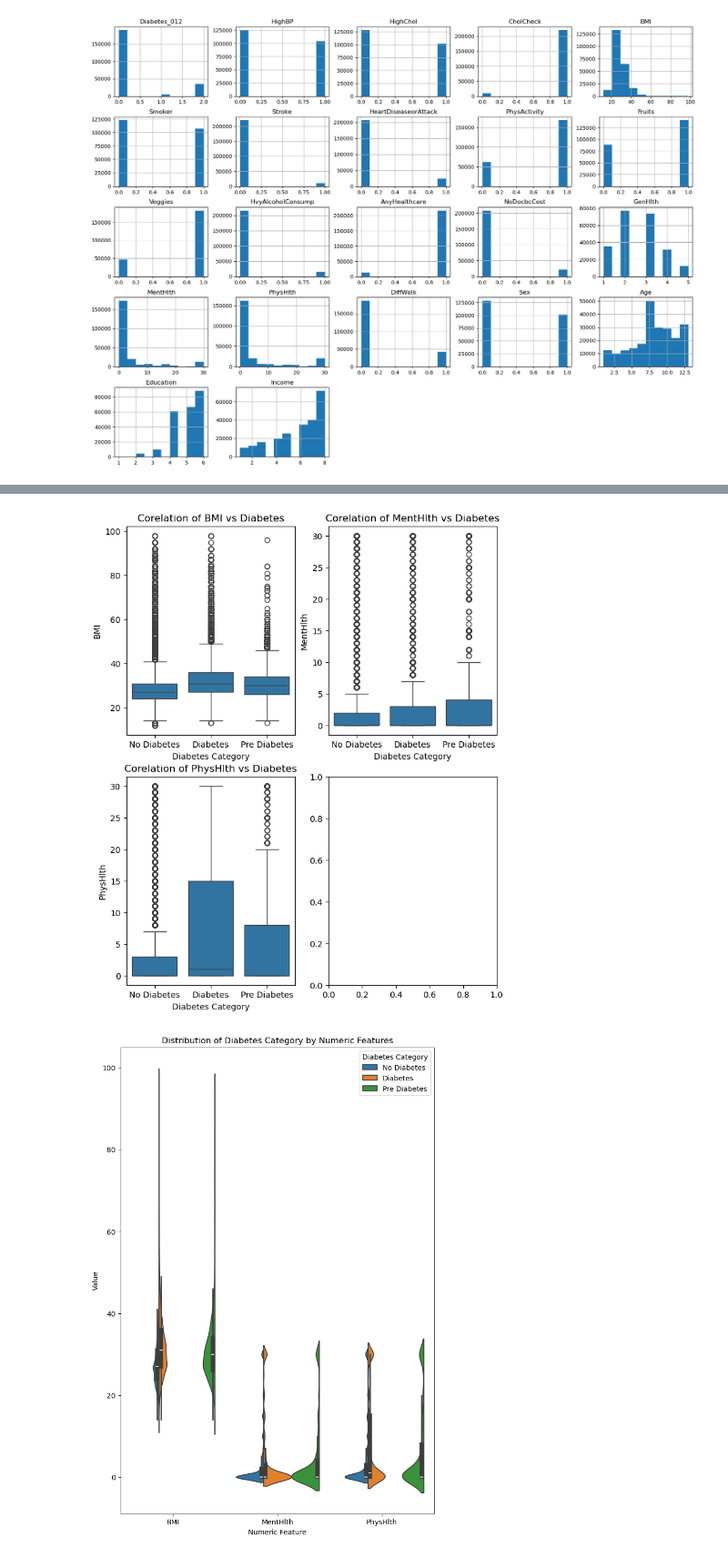
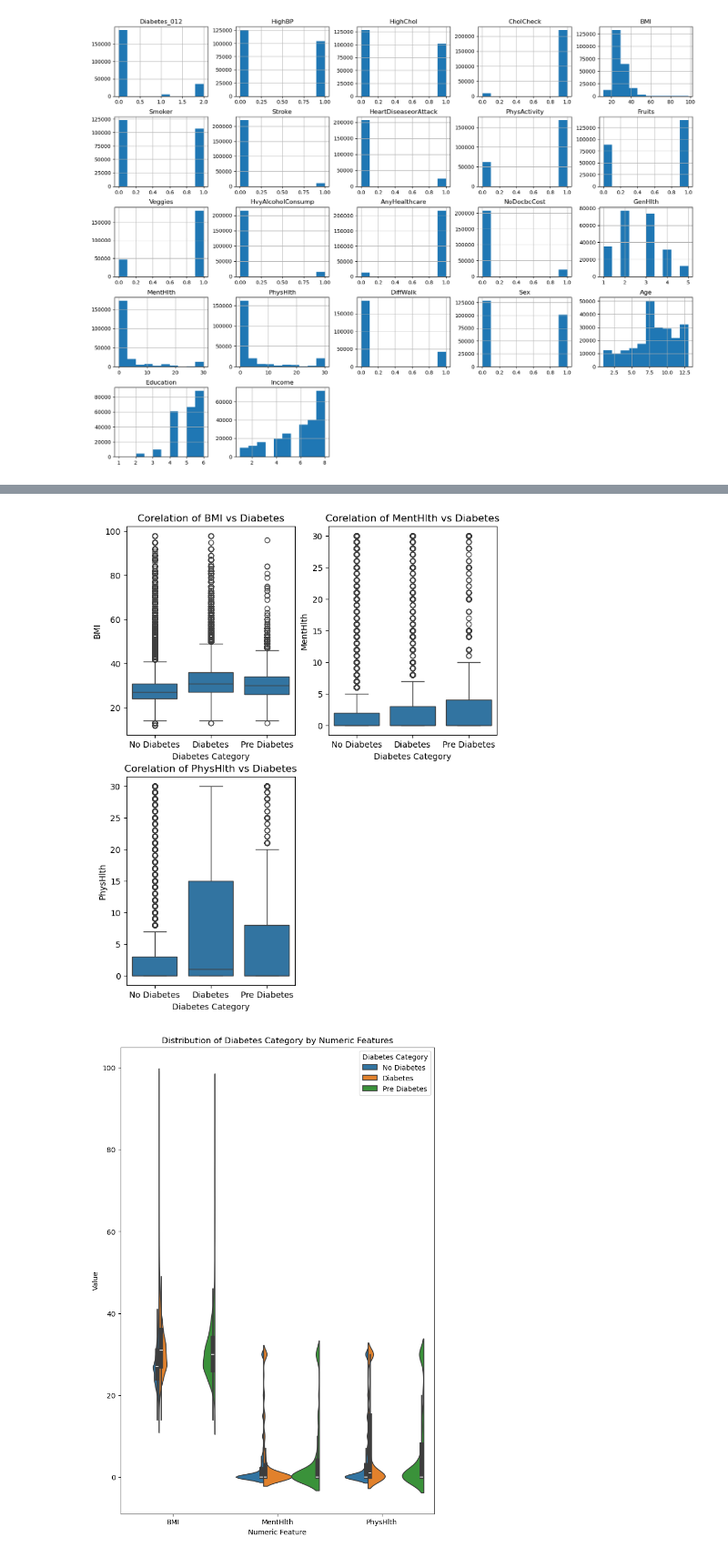
Before and after one commit to sujmishra/data-science-berkley, a Jupyter notebook: Assignment-20.1/capstone-eda.ipynb, the cells around one changed output, grey strips where cells are left out. Shown at 91% size. Saved outputs shown, nothing was run; the diff lists cells and outputs as text; code cells hidden in the pictures.

```diff
--- a/Assignment-20.1/capstone-eda.ipynb
+++ b/Assignment-20.1/capstone-eda.ipynb
@@ -132,15 +134,18 @@ plot_df['Diabetes Category'] = plot_df['Diabetes_012'].map(diabetes_labels)
 # %%
 # We will create a combined box plot of numeric features using subplots
 fig, axes = plt.subplots(2,2,figsize=(8,10))
 axes = axes.flatten()
 
 for axis,column in zip(axes,numeric_features):
     sns.boxplot(data=plot_df, x='Diabetes Category', y=column,ax=axis)
     axis.set_title(f"Corelation of {column} vs Diabetes")
+for axis in axes[len(numeric_features):]:
+    axis.remove()
+
 plt.savefig("images/numeric_boxplots.png", dpi =300)
 plt.show()
 # %% [output]
-[figure, old version]
+[figure, new version]
 # %%
 # We will create a combined violin plot of the numeric features
 
```
Also changed, not shown: parts of 5 cells of this notebook, 5 other files.
